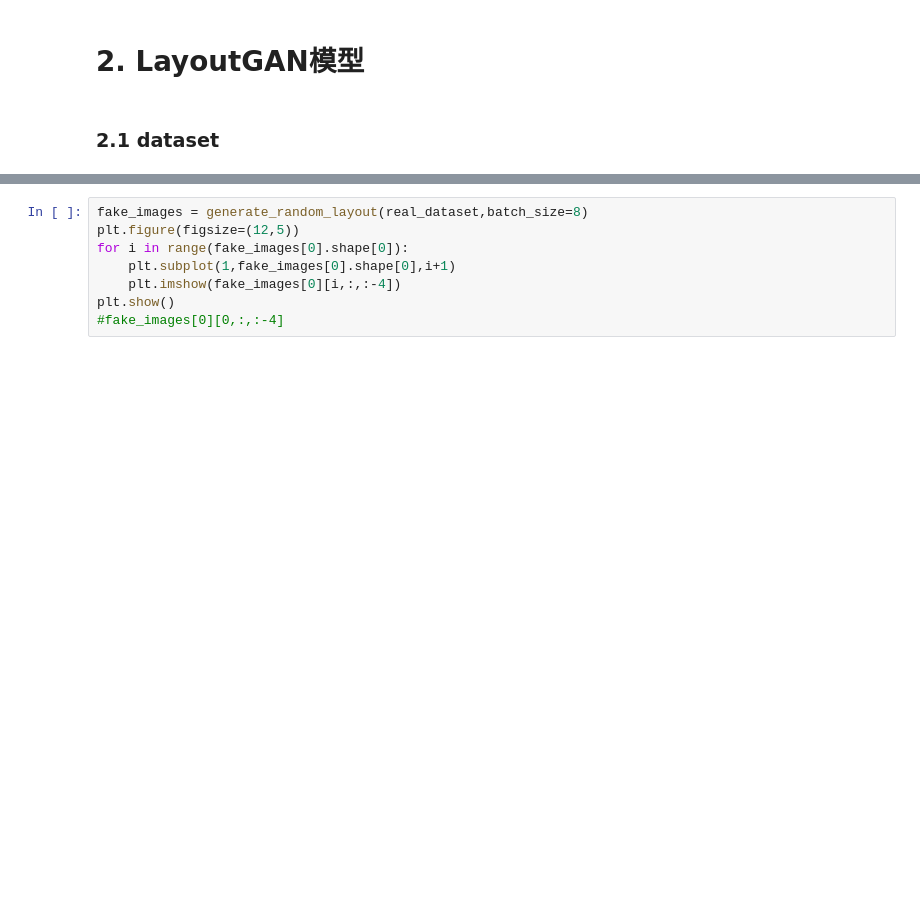
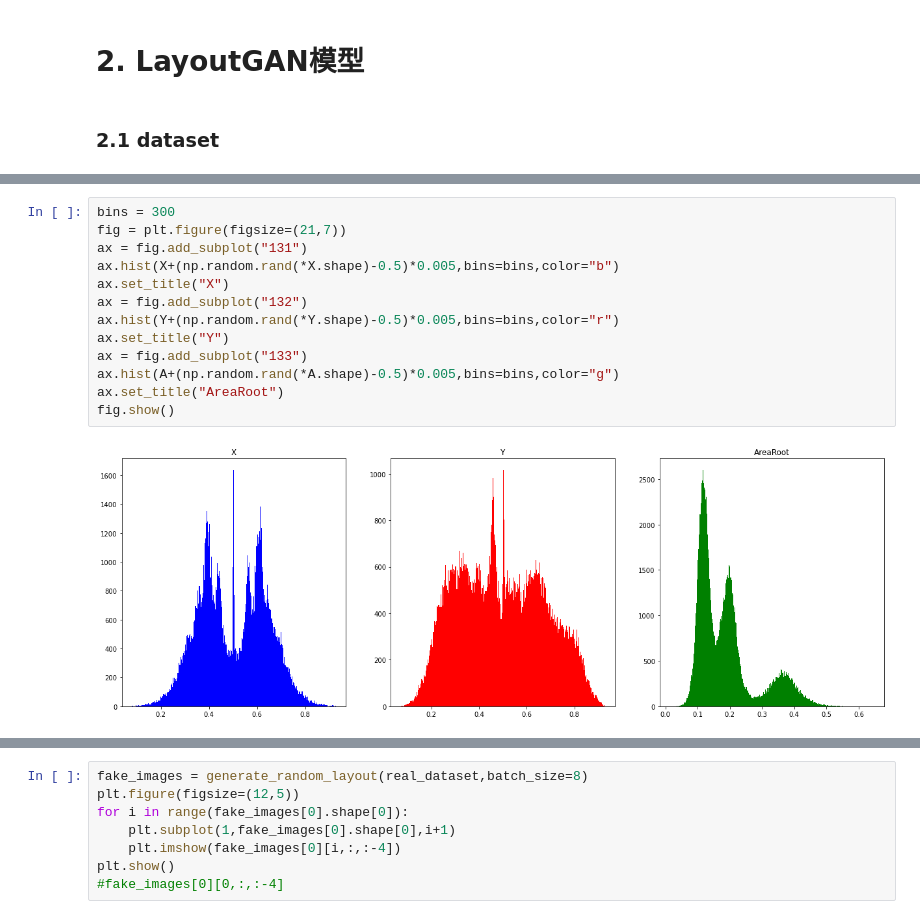
Before and after one commit to luozn15/FloorplanGAN, a Jupyter notebook: FloorPlanGAN.ipynb, the cells around one changed output, grey strips where cells are left out. Saved outputs shown, nothing was run; the diff lists cells and outputs as text; blank space fills up the shorter version.

```diff
--- a/FloorPlanGAN.ipynb
+++ b/FloorPlanGAN.ipynb
@@ -67,0 +195,15 @@ real_dataloader = DataLoader(real_dataset,batch_size,shuffle=True,num_workers=0,
+# %%
+bins = 300
+fig = plt.figure(figsize=(21,7))
+ax = fig.add_subplot("131")
+ax.hist(X+(np.random.rand(*X.shape)-0.5)*0.005,bins=bins,color="b")
+ax.set_title("X")
+ax = fig.add_subplot("132")
+ax.hist(Y+(np.random.rand(*Y.shape)-0.5)*0.005,bins=bins,color="r")
+ax.set_title("Y")
+ax = fig.add_subplot("133")
+ax.hist(A+(np.random.rand(*A.shape)-0.5)*0.005,bins=bins,color="g")
+ax.set_title("AreaRoot")
+fig.show()
+# %% [output]
+[figure, added]
```
Also changed, not shown: parts of 28 cells of this notebook, 4 other files.
